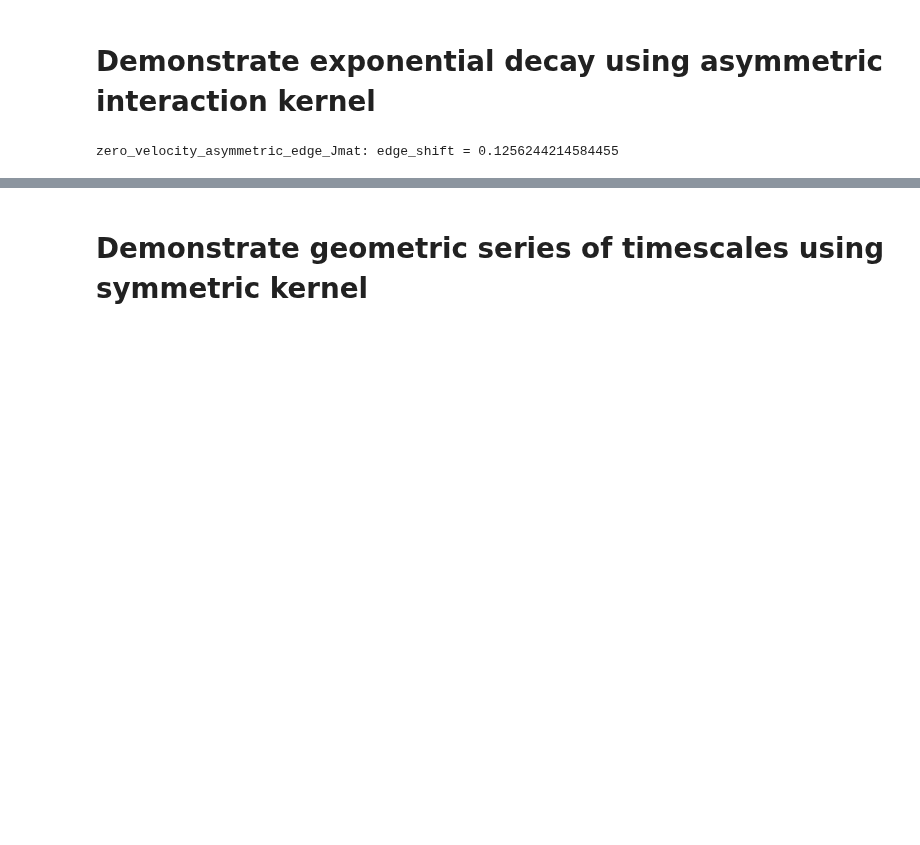
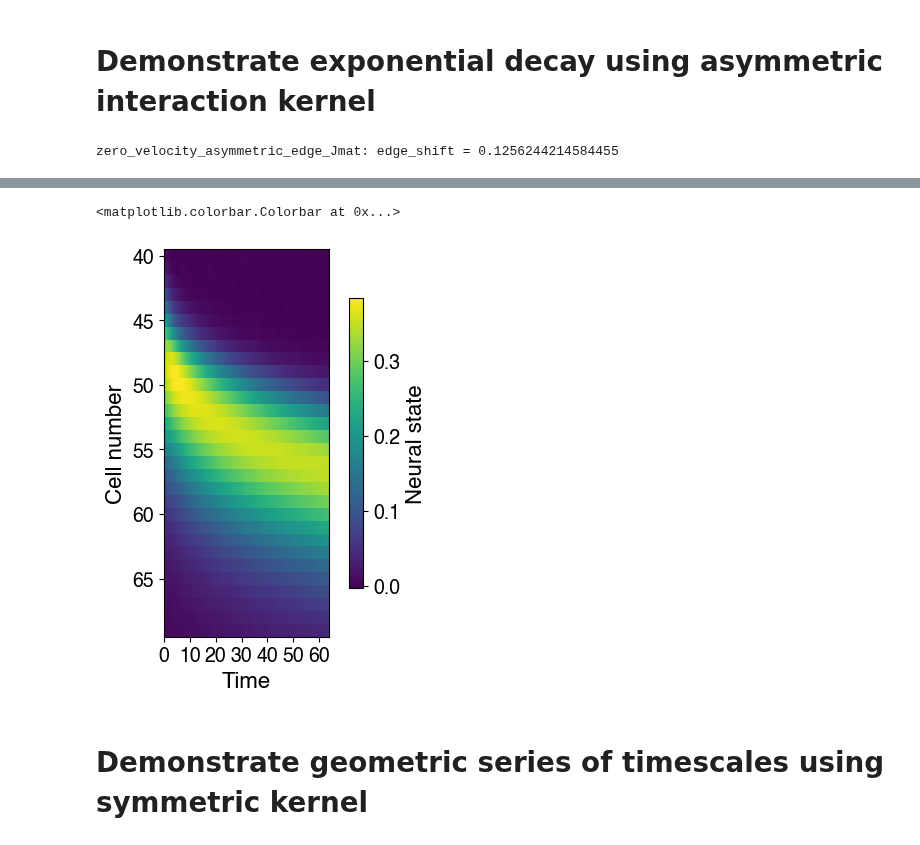
Before and after one commit to Collective-Logic-Lab/laplace-decisions, a Jupyter notebook: laplace-CAN-paper-figures.ipynb, the cells around one changed output, grey strips where cells are left out. Saved outputs shown, nothing was run; the diff lists cells and outputs as text; code cells hidden in the pictures; blank space fills up the shorter version.

```diff
--- a/laplace-CAN-paper-figures.ipynb
+++ b/laplace-CAN-paper-figures.ipynb
@@ -161,3 +163,22 @@ plt.savefig(filename+'.pdf')
+# %%
+# 2024/1/18 make 2D heat-map plot
+fig = plt.figure(figsize=(5,5))
+neuronMin,neuronMax = 40,70
+plt.matshow(states_asymmetric.T[Npopulation+neuronMin:Npopulation+neuronMax],fignum=fig)
+plt.gca().set_aspect(500)
+plt.gca().xaxis.tick_bottom()
+plt.xticks(range(0,7000,1000),range(0,70,10))
+plt.yticks(range(0,neuronMax-neuronMin,5),range(neuronMin,neuronMax,5))
+plt.xlabel('Time')
+plt.ylabel('Cell number')
+plt.colorbar(shrink=0.75,label='Neural state')
+#plt.axis(ymin=70,ymax=40)
+#fig.subplots_adjust(bottom=0.2,top=0.95) # doesn't do anything?
+#makePretty()
+#plt.savefig('240118_bump_neuron_firing_rate_vs_cell_and_time.pdf')
+# %% [output]
+<matplotlib.colorbar.Colorbar at 0x...>
+[figure, added]
 # %% [markdown]
 # Demonstrate geometric series of timescales using symmetric kernel
 # %%
```
Also changed, not shown: parts of 6 cells of this notebook, 1 other file.
